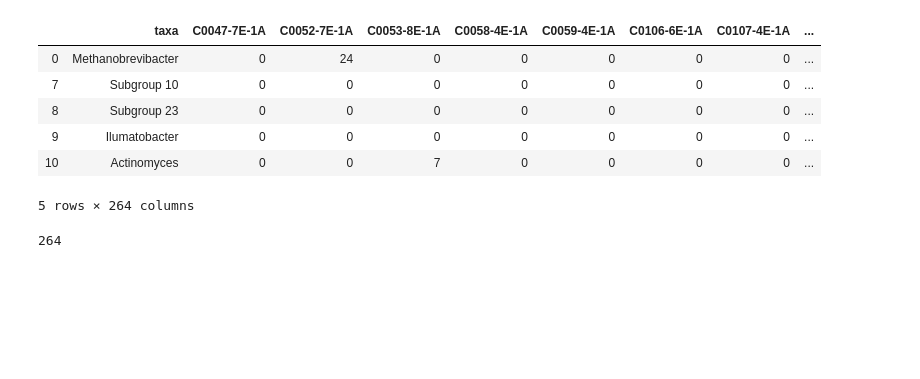
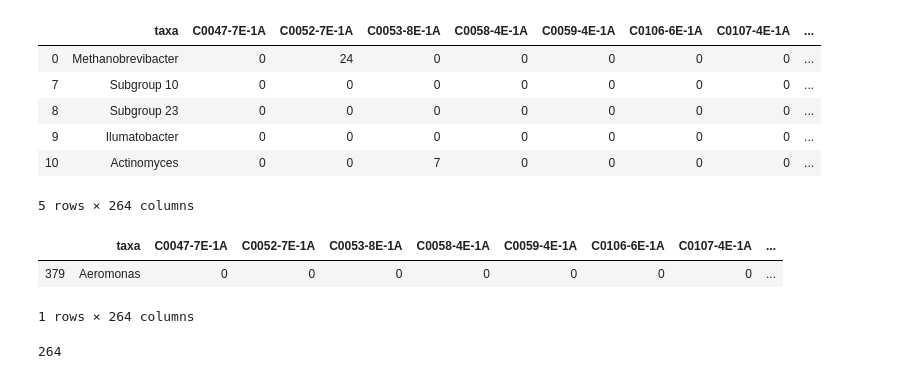
Before and after one commit to Klepac-Ceraj-Lab/thesis, a Jupyter notebook: analysis/20200119_mgx_16S_comparison.ipynb, the cells around one changed output. Drawn from its saved outputs; the diff is of its cells as text; code cells hidden in the pictures; blank space fills up the shorter version.

```diff
--- a/analysis/20200119_mgx_16S_comparison.ipynb
+++ b/analysis/20200119_mgx_16S_comparison.ipynb
@@ -90,6 +90,12 @@ amplicon.head()
 | 9 | Ilumatobacter | 0 | 0 | 0 | 0 | 0 | 0 | 0 | ... |
 | 10 | Actinomyces | 0 | 0 | 7 | 0 | 0 | 0 | 0 | ... |
 5 rows × 264 columns
+# %%
+amplicon[amplicon["taxa"]=="Aeromonas"]
+# %% [output]
+|  | taxa | C0047-7E-1A | C0052-7E-1A | C0053-8E-1A | C0058-4E-1A | C0059-4E-1A | C0106-6E-1A | C0107-4E-1A | ... |
+| 379 | Aeromonas | 0 | 0 | 0 | 0 | 0 | 0 | 0 | ... |
+1 rows × 264 columns
 # %%
 len(amplicon.columns.values)
 # %% [output]
```
Also changed, not shown: parts of 3 cells of this notebook, 3 other files.
